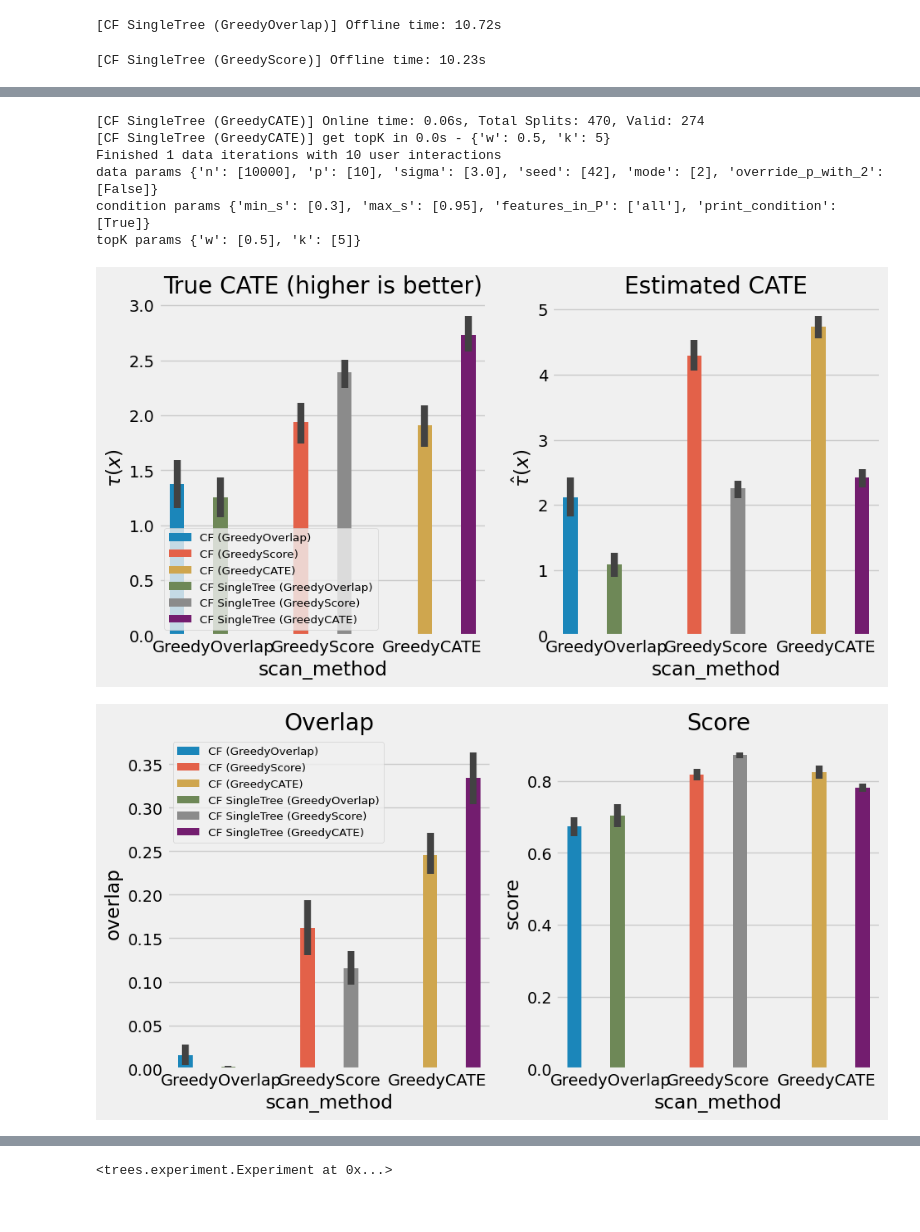
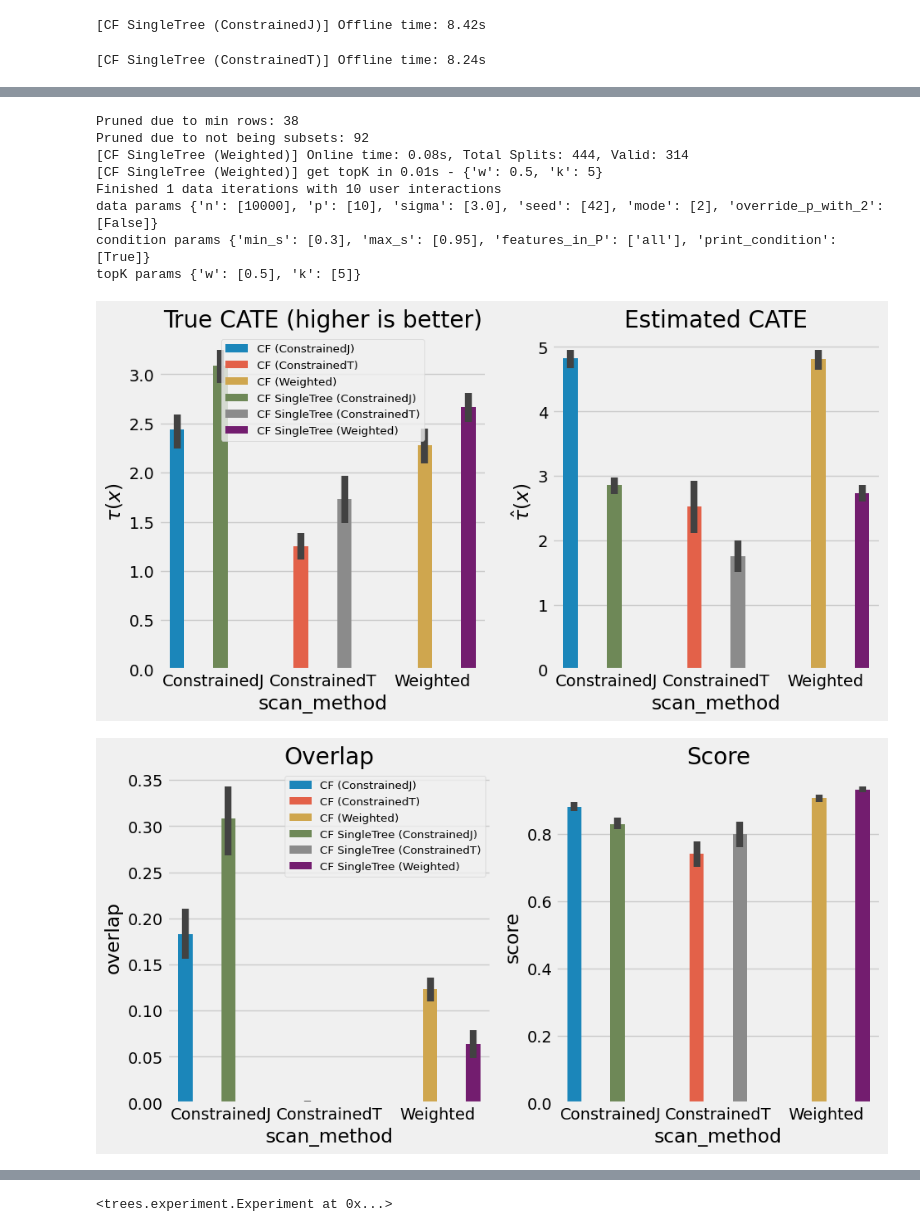
Before and after one commit to antonismand/Query-Driven-Data-Exploration-with-Heterogeneous-Treatment-Effects, a Jupyter notebook: experiments/weight.ipynb, the cells around one changed output, grey strips where cells are left out. Saved outputs shown, nothing was run; the diff lists cells and outputs as text; code cells hidden in the pictures.

Commit message:
update subgroup validation, use HTE features in tree(s), more scanners and exps

```diff
--- a/experiments/weight.ipynb
+++ b/experiments/weight.ipynb
@@ -11,12 +8,9 @@ The autoreload extension is already loaded. To reload it, use:
 # %%
-algs = [
-            CT(GreedyOverlap),
-            CT(GreedyScore),
-            CT(GreedyCATE),
-            CTP(GreedyOverlap),
-            CTP(GreedyScore),
-            CTP(GreedyCATE)
-        ]
+algs = []
+for alg in [CT, CTP]:
+    for scanner in greedy_scanners:
+        algs.append(alg(scanner))
+
 Experiment("scan_method", data_iterations=1, user_iterations=10, algorithms=algs, save_csv=False)
 # %% [output]
 -------------------- New data --------------------
@@ -71,12 +102,9 @@ User condition: feature_3 > 0.379 Selectivity: 0.3529
 # %%
-algs = [
-            CF(GreedyOverlap),
-            CF(GreedyScore),
-            CF(GreedyCATE),
-            CFT(GreedyOverlap),
-            CFT(GreedyScore),
-            CFT(GreedyCATE)
-        ]
+algs = []
+for alg in [CF, CFT]:
+    for scanner in greedy_scanners:
+        algs.append(alg(scanner))
+
 Experiment("scan_method", data_iterations=1, user_iterations=10, algorithms=algs, save_csv=False)
 # %% [output]
 -------------------- New data --------------------
@@ -87,2 +115,2 @@ Generating data {'n': 10000, 'p': 10, 'sigma': 3.0, 'seed': 0, 'mode': 2, 'overr
-[CF SingleTree (GreedyOverlap)] Offline time: 10.72s
+[CF SingleTree (ConstrainedJ)] Offline time: 8.42s
-[CF SingleTree (GreedyScore)] Offline time: 10.23s
+[CF SingleTree (ConstrainedT)] Offline time: 8.24s
@@ -106,8 +134,10 @@ User condition: feature_1 > -0.736 Selectivity: 0.7723
-[CF SingleTree (GreedyCATE)] Online time: 0.06s, Total Splits: 470, Valid: 274
-[CF SingleTree (GreedyCATE)] get topK in 0.0s - {'w': 0.5, 'k': 5}
+Pruned due to min rows: 38
+Pruned due to not being subsets: 92
+[CF SingleTree (Weighted)] Online time: 0.08s, Total Splits: 444, Valid: 314
+[CF SingleTree (Weighted)] get topK in 0.01s - {'w': 0.5, 'k': 5}
 Finished 1 data iterations with 10 user interactions
 data params {'n': [10000], 'p': [10], 'sigma': [3.0], 'seed': [42], 'mode': [2], 'override_p_with_2': [False]}
 condition params {'min_s': [0.3], 'max_s': [0.95], 'features_in_P': ['all'], 'print_condition': [True]}
 topK params {'w': [0.5], 'k': [5]}
-[figure, old version]
+[figure, new version]
-[figure, old version]
+[figure, new version]
```
Also changed, not shown: parts of 3 cells of this notebook, 9 other files.
